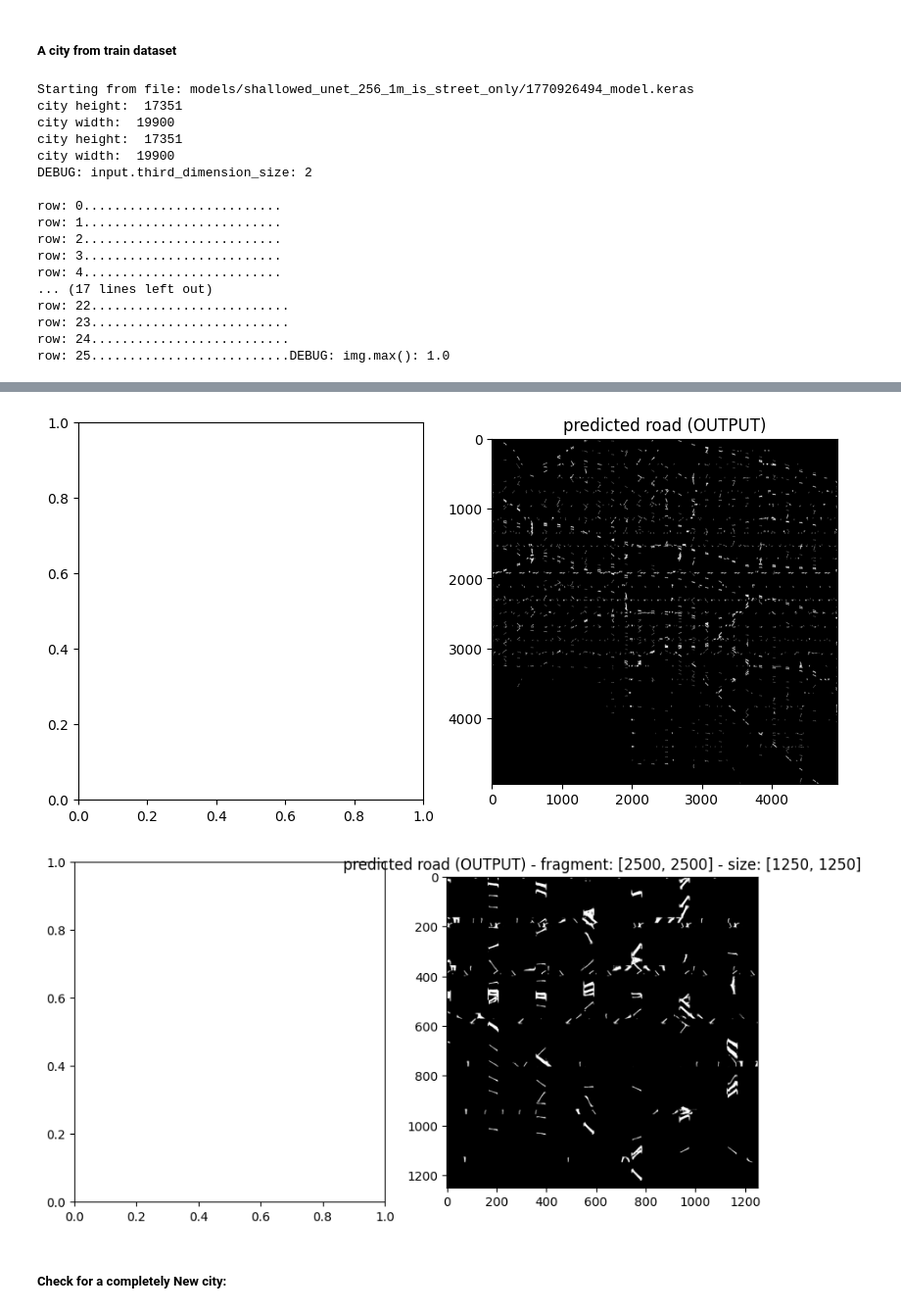
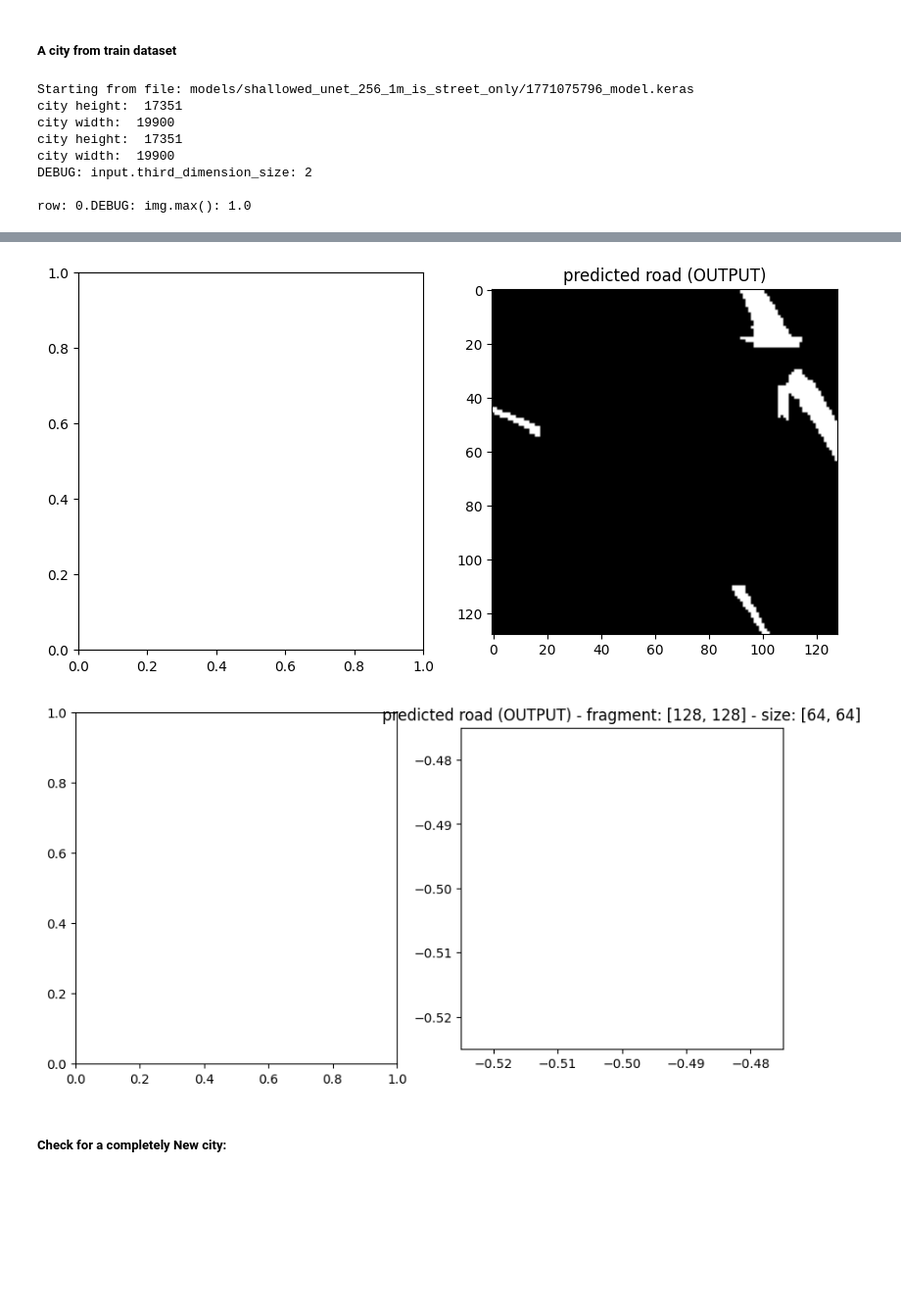
Before and after one commit to CRoadA/CRoadA, a Jupyter notebook: main.ipynb, the cells around one changed output, grey strips where cells are left out. Shown at 98% size. Saved outputs shown, nothing was run; the diff lists cells and outputs as text; code cells hidden in the pictures; blank space fills up the shorter version.

```diff
--- a/main.ipynb
+++ b/main.ipynb
@@ -682,7 +729,7 @@ def test_predict_on_fragment(
     tmp[
         model._clipping_surplus // 2 : -model._clipping_surplus // 2,
         model._clipping_surplus // 2 : -model._clipping_surplus // 2,
-        TRAINING_GRID_INDICES.IS_PREDICTED
+        TRAINING_GRID_INDICES.IS_PREDICTED,
     ] = 1
 
     being_predicted.write_arbitrary_fragment(fragment=tmp, row=0, col=0)  # for instance some segment in the middle
@@ -751,7 +798,8 @@ def show_fragment_and_test_predict(
 
     test_predict_on_fragment(grid_manager, model, fragment_row, fragment_col, fragment_height, fragment_width)
 
-def show_debug_imgs(debug_imgs: list[list[np.ndarray]], y_index: int = 5, x_index: int = 5, rows_n = 5, cols_n = 5):
+
+def show_debug_imgs(debug_imgs: list[list[np.ndarray]], y_index: int = 5, x_index: int = 5, rows_n=5, cols_n=5):
     fig, axs = plt.subplots(max(2, rows_n), max(2, cols_n), figsize=(30, 15))
     plt.gray()
 
@@ -773,32 +821,23 @@ from trainer.clipping_model import ClipModels, ClippingModel
 model = ClippingModel(
     ClipModels.SHALLOWED_UNET,
     clipping_size=256,
-    clipping_surplus=64,
+    clipping_surplus=128,
     path=os.path.join("models", "shallowed_unet_256_1m_is_street_only"),
     input_third_dimension=2,
     output_third_dimension=1,
 )
 
 grid_manager = GridManager("Bydgoszcz-Polska.city_grid", data_dir="grids/with-is-residential")
-fragment_row, fragment_col = 8000, 6000
-fragment_height, fragment_width = 5000, 5000
+fragment_row, fragment_col = 8256, 6256
+fragment_height, fragment_width = 256, 256
 
 show_fragment_and_test_predict(grid_manager, model, fragment_row, fragment_col, fragment_height, fragment_width)
 # %% [output]
-Starting from file: models/shallowed_unet_256_1m_is_street_only/1770926494_model.keras
+Starting from file: models/shallowed_unet_256_1m_is_street_only/1771075796_model.keras
 city height:  17351
 city width:  19900
 city height:  17351
 city width:  19900
 DEBUG: input.third_dimension_size: 2
 
-row: 0..........................
-row: 1..........................
-row: 2..........................
-row: 3..........................
-row: 4..........................
-... (17 lines left out)
-row: 22..........................
-row: 23..........................
-row: 24..........................
-row: 25..........................DEBUG: img.max(): 1.0
+row: 0.DEBUG: img.max(): 1.0
@@ -807,5 +846,5 @@ row: 25..........................DEBUG: img.max(): 1.0
-[figure, old version]
+[figure, new version]
-[figure, old version]
+[figure, new version]
 # %% [markdown]
 ##### Check for a completely New city:
 # %%
```
Also changed, not shown: parts of 12 cells of this notebook, 2 other files.
